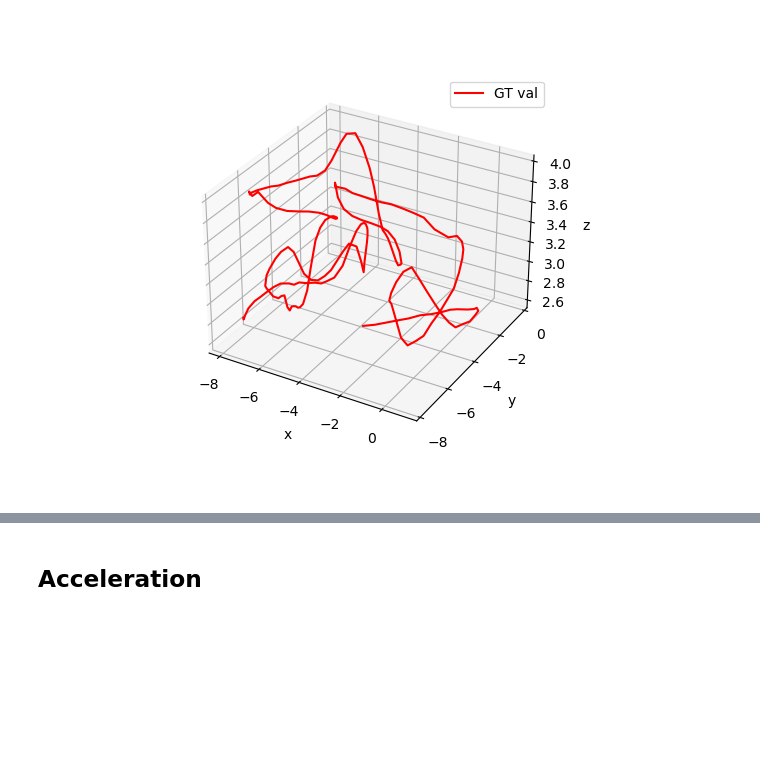
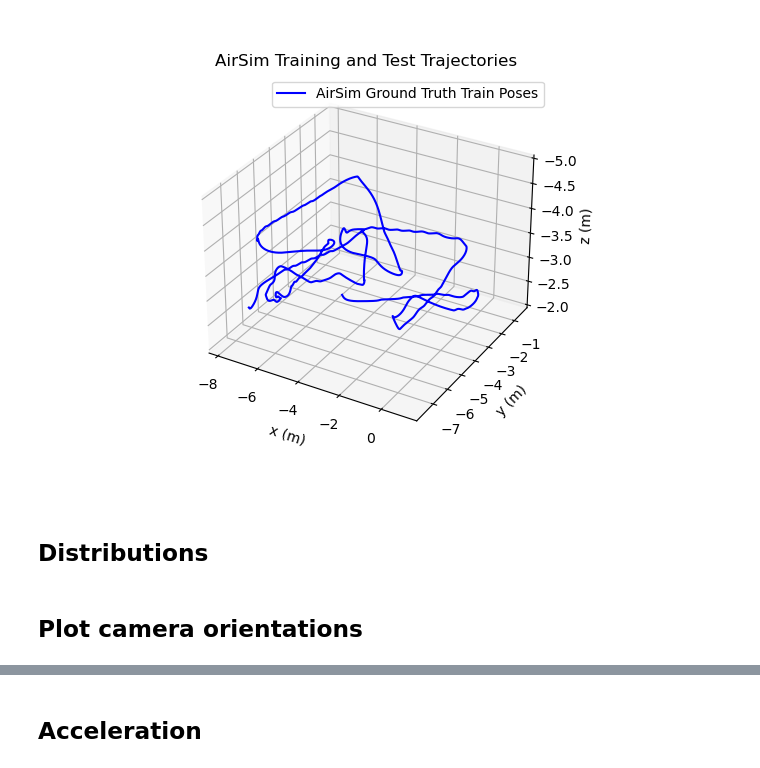
Before and after one commit to sytan98/Dataset-Collection-for-Pose-and-IMU, a Jupyter notebook: notebooks/data_vis_processing.ipynb, the cells around one changed output, grey strips where cells are left out. Cells and saved outputs as stored; diff of their text form; code cells hidden in the pictures; blank space fills up the shorter version.

```diff
--- a/notebooks/data_vis_processing.ipynb
+++ b/notebooks/data_vis_processing.ipynb
@@ -13,17 +13,20 @@ import pytransform3d.rotations as pr
+# %%
+# train_data_noisy = pd.read_csv(f'D:/Imperial/FYP/captured_data/airsim_drone_mode/building_final/train/train_noisy.txt', sep=" ")
+train_data = pd.read_csv(f'D:/Imperial/FYP/captured_data/airsim_drone_mode/building_10fps/val/airsim_rec.txt', sep="\t")
+# val_data = pd.read_csv(f'D:/Imperial/FYP/captured_data/airsim_drone_mode/building_final/val/val.txt', sep=" ")
 # %%
-train_data = pd.read_csv(f'D:/Imperial/FYP/captured_data/airsim_drone_mode/relative_pose/building_relative_v4/train/airsim_rec_0.txt', sep="\t")
-# train_data = train_data.iloc[::2, :]
-val_data = pd.read_csv(f'D:/Imperial/FYP/captured_data/airsim_drone_mode/relative_pose/building_relative_v4/val/airsim_rec_0.txt', sep="\t")
-
 plt.figure()
 ax = plt.axes(projection= '3d')
-# ax.plot3D(train_data["POS_X"], train_data["POS_Y"], -train_data["POS_Z"], label = "GT train", color = 'blue')
+ax.plot3D(train_data["POS_X"], train_data["POS_Y"], train_data["POS_Z"], label = "AirSim Ground Truth Train Poses", color = 'blue')
+# ax.plot3D(train_data_noisy["noisy_POS_X"], train_data_noisy["noisy_POS_Y"], train_data_noisy["noisy_POS_Z"], label = "AirSim Ground Truth Train Poses", color = 'blue')
 # ax.scatter(train_data["POS_X"], train_data["POS_Y"], -train_data["POS_Z"], label = "GT train", color = 'blue')
-ax.plot3D(val_data["POS_X"], val_data["POS_Y"], -val_data["POS_Z"], label = "GT val", color = 'red')
-ax.set_xlabel("x")
-ax.set_ylabel("y")
-ax.set_zlabel("z")
+# ax.plot3D(val_data["POS_X"], val_data["POS_Y"], val_data["POS_Z"], label = "AirSim Ground Truth Val Poses", color = 'red')
+ax.set_zlim([-2, -5])
+ax.set_xlabel("x (m)")
+ax.set_ylabel("y (m)")
+ax.set_zlabel("z (m)")
+ax.set_title("AirSim Training and Test Trajectories")
 ax.legend()
 plt.show()
 # %% [output]
-[figure, old version]
+[figure, new version]
@@ -29,0 +53,2 @@ plt.show()
+# %% [markdown]
+## Distributions
@@ -30,3 +100,5 @@ plt.show()
+# %% [markdown]
+## Plot camera orientations
 # %%
 focal_length = 0.0036
 sensor_size = (0.00367, 0.00274)
```
Also changed, not shown: parts of 80 cells of this notebook, 4 other files.
